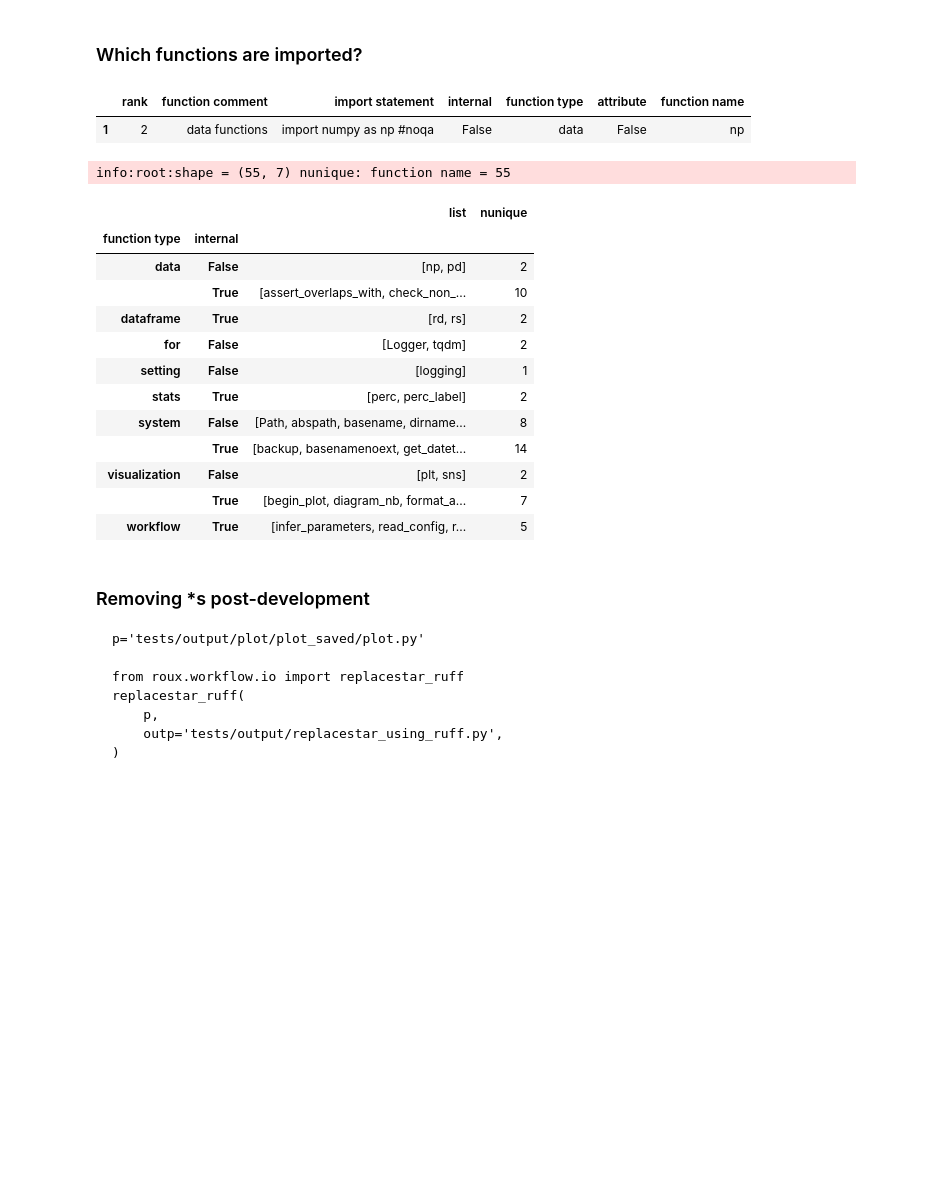
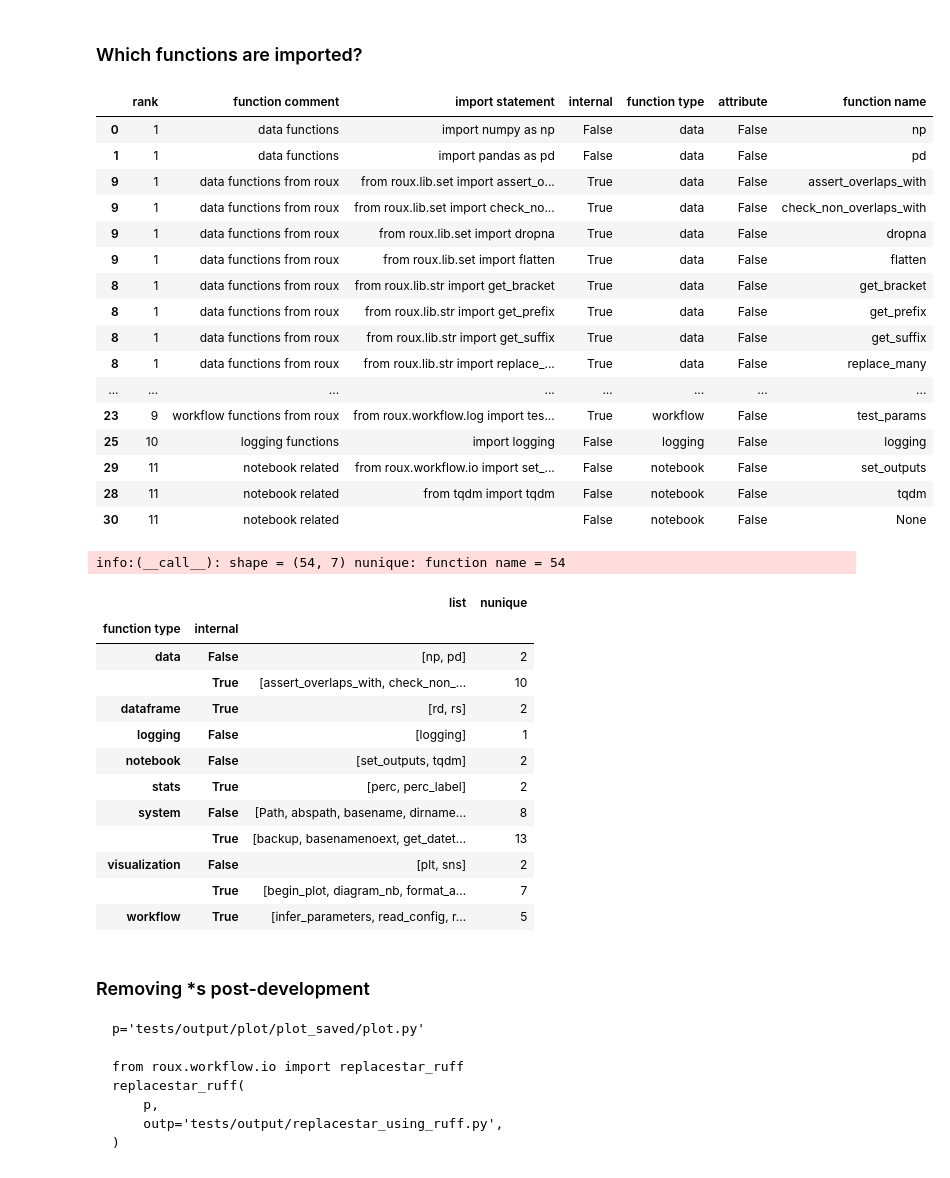
Before and after one commit to rraadd88/roux, a Jupyter notebook: examples/roux_global_imports.ipynb, the cells around one changed output. Drawn from its saved outputs; the diff is of its cells as text; code cells hidden in the pictures; blank space fills up the shorter version.

Commit message:
/ workflow.io

```diff
--- a/examples/roux_global_imports.ipynb
+++ b/examples/roux_global_imports.ipynb
@@ -24,27 +24,43 @@ Convenient functions such as <kbd>function</kbd>[`perc_label`](https://github.co
 # %%
 ## function to obtain the metadata
 from roux.workflow.function import get_global_imports
-df1=get_global_imports()
-df1.head(1)
+df1=get_global_imports(clear_cache=True,)
+df1
+# get_global_imports(clear_cache=True,out_fmt='lines')
 # %% [output]
 |  | rank | function comment | import statement | internal | function type | attribute | function name |
-| 1 | 2 | data functions | import numpy as np #noqa | False | data | False | np |
+| 0 | 1 | data functions | import numpy as np | False | data | False | np |
+| 1 | 1 | data functions | import pandas as pd | False | data | False | pd |
+| 9 | 1 | data functions from roux | from roux.lib.set import assert_o... | True | data | False | assert_overlaps_with |
+| 9 | 1 | data functions from roux | from roux.lib.set import check_no... | True | data | False | check_non_overlaps_with |
+| 9 | 1 | data functions from roux | from roux.lib.set import dropna | True | data | False | dropna |
+| 9 | 1 | data functions from roux | from roux.lib.set import flatten | True | data | False | flatten |
+| 8 | 1 | data functions from roux | from roux.lib.str import get_bracket | True | data | False | get_bracket |
+| 8 | 1 | data functions from roux | from roux.lib.str import get_prefix | True | data | False | get_prefix |
+| 8 | 1 | data functions from roux | from roux.lib.str import get_suffix | True | data | False | get_suffix |
+| 8 | 1 | data functions from roux | from roux.lib.str import replace_... | True | data | False | replace_many |
+| ... | ... | ... | ... | ... | ... | ... | ... |
+| 23 | 9 | workflow functions from roux | from roux.workflow.log import tes... | True | workflow | False | test_params |
+| 25 | 10 | logging functions | import logging | False | logging | False | logging |
+| 29 | 11 | notebook related | from roux.workflow.io import set_... | False | notebook | False | set_outputs |
+| 28 | 11 | notebook related | from tqdm import tqdm | False | notebook | False | tqdm |
+| 30 | 11 | notebook related |  | False | notebook | False | None |
 # %%
 ## counts
 out=df1.log('function name').rd.assert_dense().groupby(['function type','internal'])['function name'].agg([list,'nunique'])
 out
 # %% [output]
-info:root:shape = (55, 7) nunique: function name = 55
+info:(__call__): shape = (54, 7) nunique: function name = 54
 |  |  | list | nunique |
 | function type | internal |  |  |
 | data | False | [np, pd] | 2 |
 |  | True | [assert_overlaps_with, check_non_... | 10 |
 | dataframe | True | [rd, rs] | 2 |
-| for | False | [Logger, tqdm] | 2 |
-| setting | False | [logging] | 1 |
+| logging | False | [logging] | 1 |
+| notebook | False | [set_outputs, tqdm] | 2 |
 | stats | True | [perc, perc_label] | 2 |
 | system | False | [Path, abspath, basename, dirname... | 8 |
-|  | True | [backup, basenamenoext, get_datet... | 14 |
+|  | True | [backup, basenamenoext, get_datet... | 13 |
 | visualization | False | [plt, sns] | 2 |
 |  | True | [begin_plot, diagram_nb, format_a... | 7 |
 | workflow | True | [infer_parameters, read_config, r... | 5 |
```
Also changed, not shown: 9 other files.
